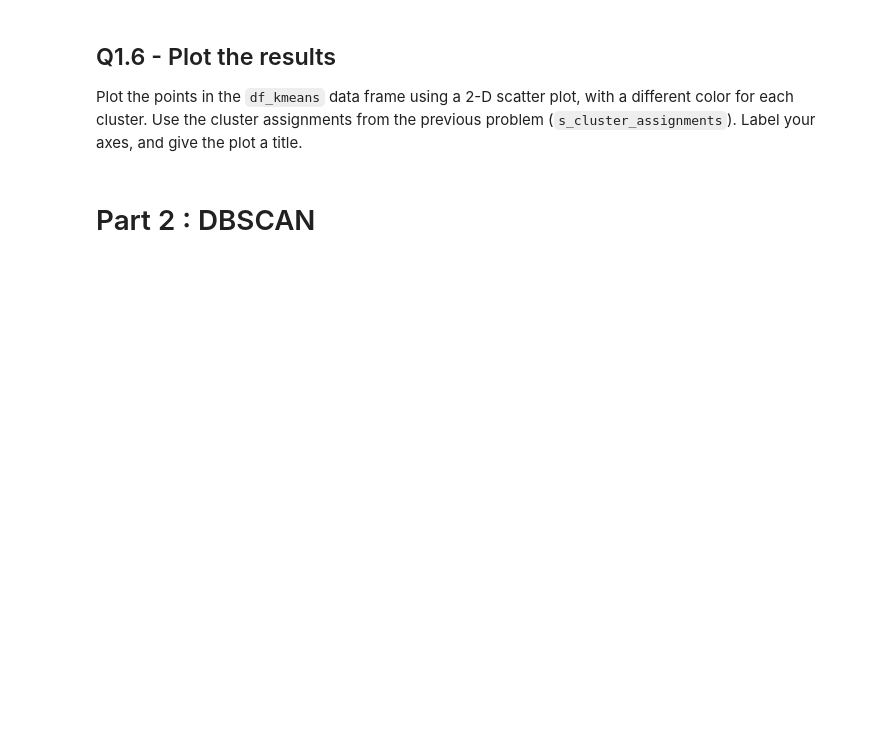
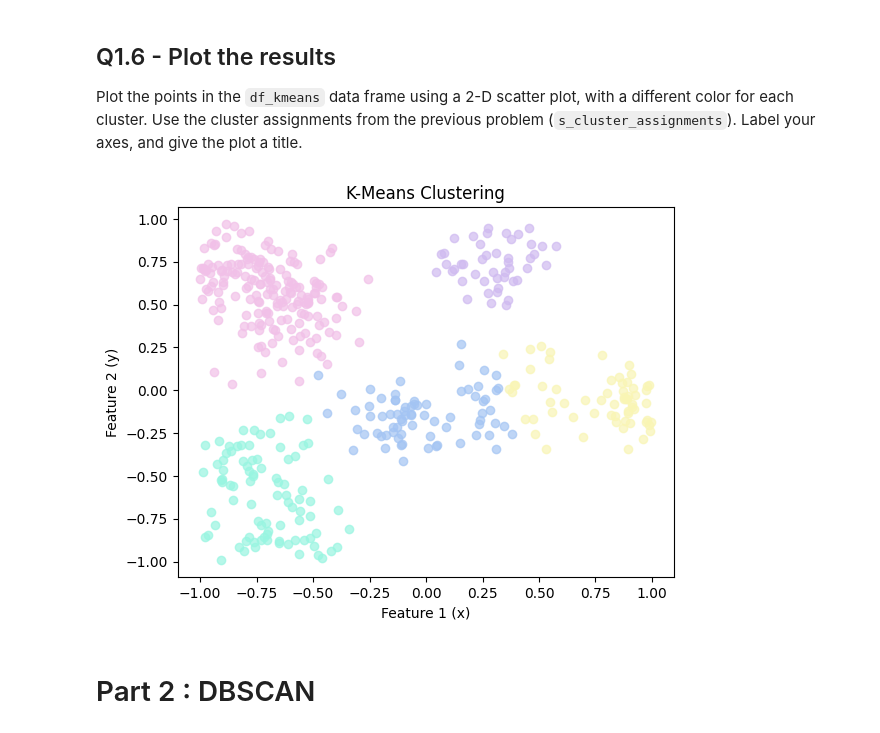
Before and after one commit to jack-mayberry/CS329E-Data-Analytics, a Jupyter notebook: Assignment 10/CS329E_HW10.ipynb, the cells around one changed output. Cells and saved outputs as stored; diff of their text form; code cells hidden in the pictures; blank space fills up the shorter version.

Commit message:
1st half k-means clustering

```diff
--- a/Assignment 10/CS329E_HW10.ipynb
+++ b/Assignment 10/CS329E_HW10.ipynb
@@ -47,3 +55,5 @@ To initialize the centroids, we pick `k` random points from a data frame.  Write
 # %%
 def init_centroids( df_data, k ):
     # your code here
+    df_centroids =  df_data.sample(n=k, random_state=42).reset_index(drop=True)
+    return df_centroids
@@ -92,6 +161,7 @@ The stopping criterion for k-means is when our centroids have not moved since th
 # %%
 def compare_centroids( df_centroid_a, df_centroid_b ):
     # your code here
+    return df_centroid_a.equals(df_centroid_b)
 # %%
 # Test it out, should print True followed by False
 print(compare_centroids( df_new_centroids, df_new_centroids ))
@@ -106,3 +182,23 @@ def k_means( df_data, k ):
+# %%
+def k_means( df_data, k ):
+    # your code here
+    # initialize random centroids
+    df_centroids = init_centroids(df_data, k)
+
+    converged = False
+
+    # loop until algo converges -> final centroids + clusters
+    while not converged:
+        df_centroid_assignments = assign_to_centroid(df_data, df_centroids)
+        df_centroids_new = compute_centroids(df_data, df_centroid_assignments)
+        no_change_pos = compare_centroids(df_centroids, df_centroids_new)
+
+        if no_change_pos:
+            converged = True
+        else:
+            df_centroids = df_centroids_new
+
+    return df_centroid_assignments
 # %%
 # Call k_means with k = 5 to test
 s_cluster_assignment = k_means( df_kmeans, 5)
@@ -118,3 +217,26 @@ Plot the points in the `df_kmeans` data frame using a 2-D scatter plot, with a d
+# %%
+pastel_colors = {0: '#f1c0e8', 1: '#cfbaf0' , 2: '#a3c4f3' , 3: '#98f5e1', 4: '#f9f5b4', 5: '#8eecf5'}
+
+# Plot each cluster
+df_plot = df_kmeans.copy()
+df_plot['Cluster'] = s_cluster_assignment
+df_plot = df_plot.sort_values(by='Cluster')
+clusters = df_plot['Cluster'].unique()
+
+# iterate through each cluster
+color_i = 0
+for cluster in clusters:
+    points = df_plot[df_plot['Cluster'] == cluster]
+    plt.scatter(points.iloc[:, 0], points.iloc[:, 1], alpha=0.7, color=pastel_colors[color_i])
+    color_i = (color_i + 1) % 6
+
+# your code here
+plt.title('K-Means Clustering')
+plt.xlabel('Feature 1 (x)')
+plt.ylabel('Feature 2 (y)')
+plt.show()
+# %% [output]
+[figure, added]
 # %% [markdown]
 # Part 2 : DBSCAN
 # %% [markdown]
```
Also changed, not shown: parts of 15 cells of this notebook.
